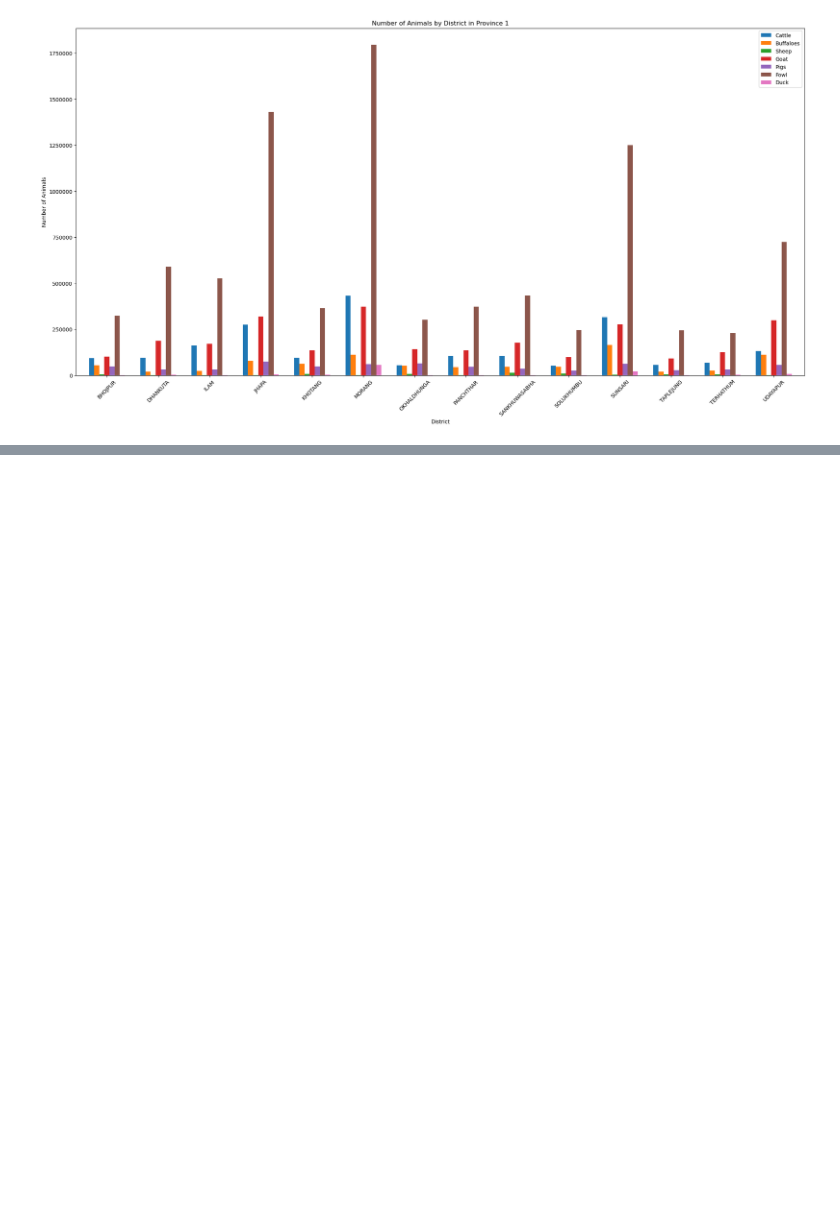
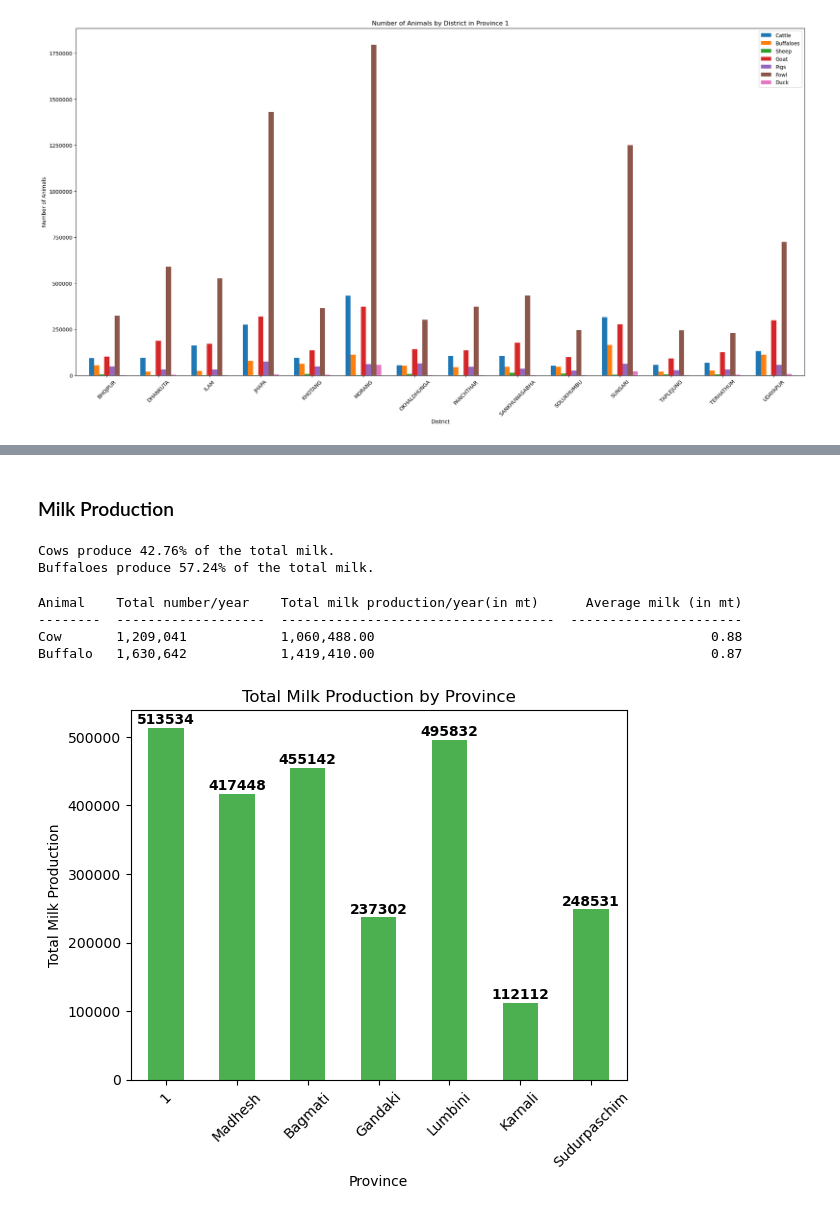
Before and after one commit to DataSaramsh/Livestock, a Jupyter notebook: Livestock data analysis.ipynb, the cells around one changed output, grey strips where cells are left out. Drawn from its saved outputs; the diff is of its cells as text; code cells hidden in the pictures; blank space fills up the shorter version.

```diff
--- a/Livestock data analysis.ipynb
+++ b/Livestock data analysis.ipynb
@@ -649,0 +608,68 @@ The average number of pigs per district is: 20634.25974025974
+# %% [markdown]
+### Milk Production
+# %%
+# calculate the total milk produced by cows and buffaloes
+cow_milk = milkAnimal['Cow Milk'].sum()
+buffalo_milk = milkAnimal['Buffaloes Milk'].sum()
+
+# calculate the total milk produced by all animals
+total_milk = milkAnimal['Total Milk Produced'].sum()
+
+# calculate the percentage of milk produced by cows and buffaloes
+cow_percentage = (cow_milk / total_milk) * 100
+buffalo_percentage = (buffalo_milk / total_milk) * 100
+
+# print the results
+print(f"Cows produce {cow_percentage:.2f}% of the total milk.")
+print(f"Buffaloes produce {buffalo_percentage:.2f}% of the total milk.")
+# %% [output]
+Cows produce 42.76% of the total milk.
+Buffaloes produce 57.24% of the total milk.
+# %%
+from tabulate import tabulate
+
+# Calculate the total number of cows and buffaloes
+total_cows = milkAnimal['Milking Cows No.'].sum()
+total_buffaloes = milkAnimal['Milking Buffaloes No.'].sum()
+
+# Calculate the total number of cows and buffaloes
+cows_milk_total = milkAnimal['Cow Milk'].sum()
+buffaloes_milk_total = milkAnimal['Buffaloes Milk'].sum()
+
+# Compute the overall average milk production per cow and buffalo individual
+overall_avg_milk_per_cow = cows_milk_total/total_cows
+overall_avg_milk_per_buffalo = buffaloes_milk_total/total_buffaloes
+
+# Create a table with the results
+table = [['Cow', f'{total_cows:,.0f}', f'{cows_milk_total:,.2f}',f'{overall_avg_milk_per_cow:,.2f}'],
+         ['Buffalo', f'{total_buffaloes:,.0f}', f'{buffaloes_milk_total:,.2f}',f'{overall_avg_milk_per_buffalo:,.2f}']]
+
+# Print the table
+print(tabulate(table, headers=['Animal', 'Total number/year', 'Total milk production/year(in mt)','Average milk (in mt)']))
+# %% [output]
+Animal    Total number/year    Total milk production/year(in mt)      Average milk (in mt)
+--------  -------------------  -----------------------------------  ----------------------
+Cow       1,209,041            1,060,488.00                                           0.88
+Buffalo   1,630,642            1,419,410.00                                           0.87
+# %%
+# Define the order of the provinces based on the order they appear in the dataset
+province_order = milkAnimal['Province'].unique().tolist()
+
+# Convert the Province column to a categorical variable with the same ordering as the original dataset
+milkAnimal['Province'] = pd.Categorical(milkAnimal['Province'], categories=province_order, ordered=True)
+
+# Visualize the total milk production by province
+total_milk_by_province = milkAnimal.groupby('Province')['Total Milk Produced'].sum()
+ax = total_milk_by_province.plot(kind='bar', color="#4CAF50")
+plt.title('Total Milk Production by Province')
+plt.xlabel('Province')
+plt.ylabel('Total Milk Production')
+plt.xticks(rotation=45)
+
+# Add labels to the top of each bar
+for i, v in enumerate(total_milk_by_province):
+    ax.text(i, v + 1000, str(v), color='black', fontweight='bold', ha='center', va='bottom')
+
+plt.show()
+# %% [output]
+[figure, added]
```
Also changed, not shown: parts of 83 cells of this notebook, 8 other files.
